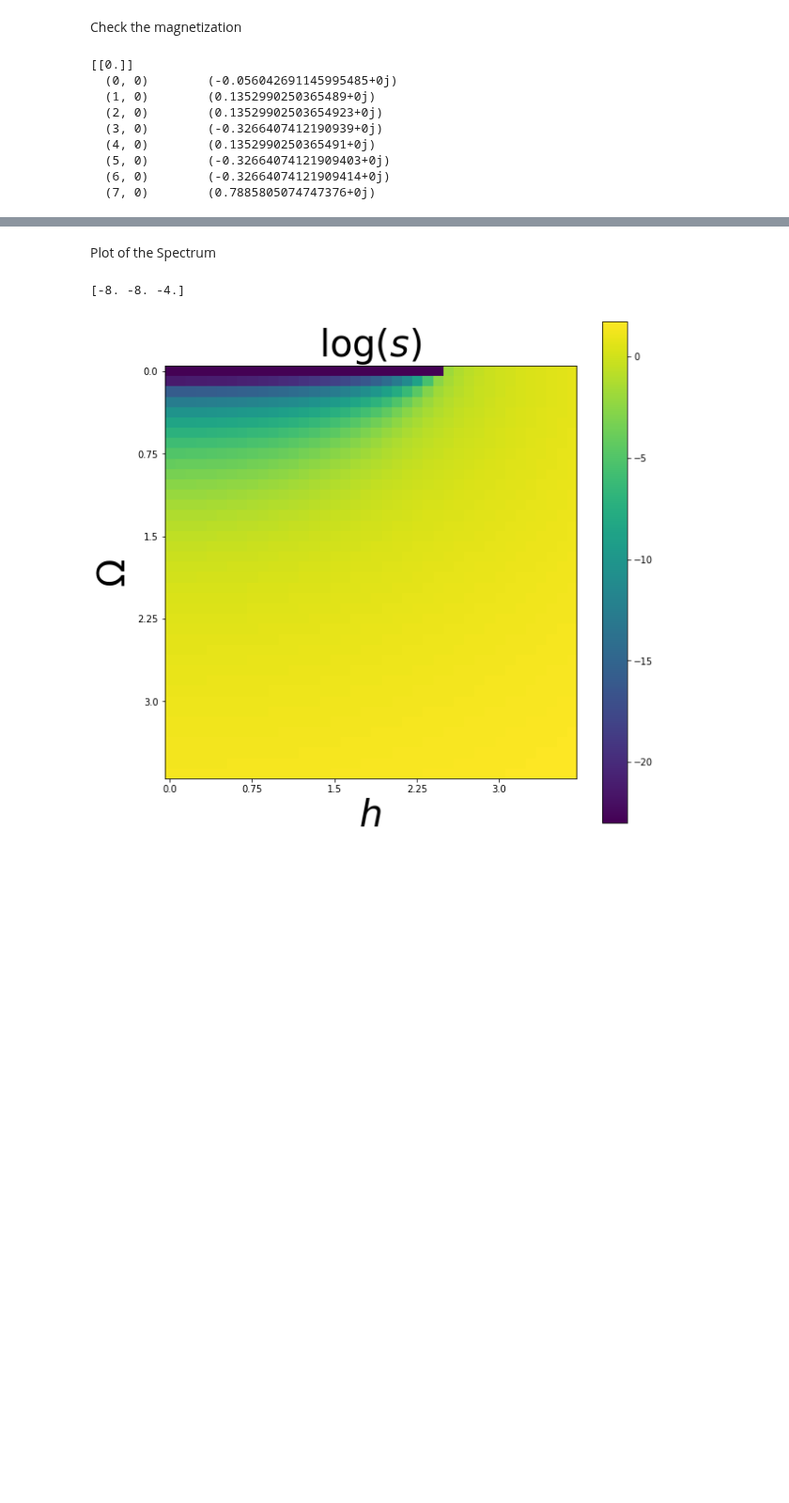
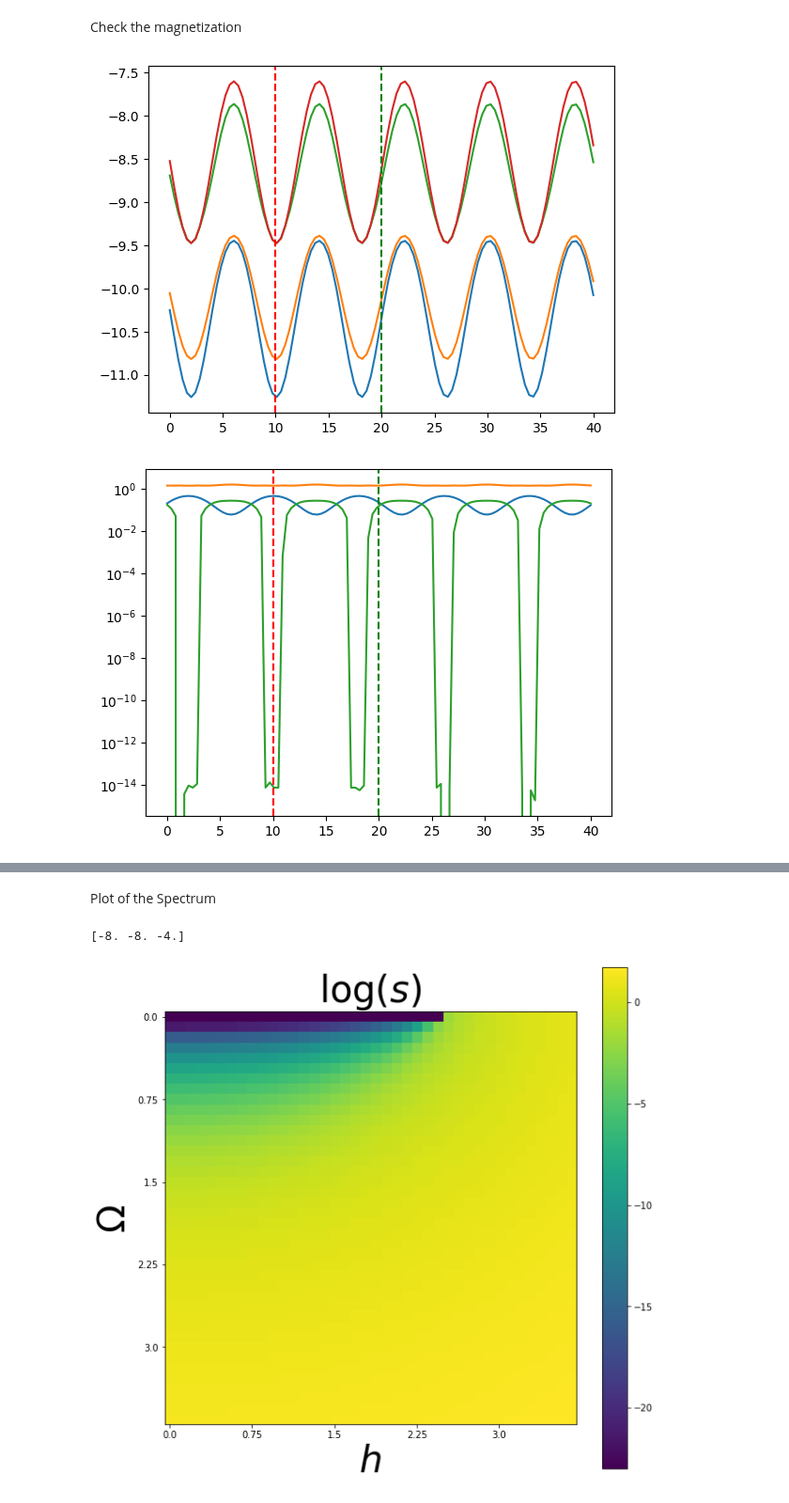
Before and after one commit to emacosta95/DL-VLM, a Jupyter notebook: Spectrum_of_time_H.ipynb, the cells around one changed output, grey strips where cells are left out. Shown at 94% size. Saved outputs shown, nothing was run; the diff lists cells and outputs as text; code cells hidden in the pictures; blank space fills up the shorter version.

```diff
--- a/Spectrum_of_time_H.ipynb
+++ b/Spectrum_of_time_H.ipynb
@@ -24,2 +13,13 @@ Data
+# %%
+data = np.load(
+    "data/dataset_h_eff/periodic/dataset_periodic_random_rate_03-1_random_amplitude_01-08_fixed_initial_state_nbatch_1_batchsize_200000_steps_400_tf_40.0_l_8_240513.npz"
+)
+
+data = np.load(
+    "data/dataset_h_eff/periodic/dataset_periodic_uniform_random_rate_03-1_random_amplitude_01-08_fixed_initial_state_nbatch_1_batchsize_20000_steps_400_tf_40.0_l_8_240601.npz"
+)
+
+h_data=data['h']
+h_eff_data=data['h_eff']
 # %% [markdown]
 Span of the fields
@@ -34,0 +26,11 @@ id=np.ones(l)
+# %%
+idx = np.random.randint(0, h_data.shape[0])
+
+linear_grid = 100
+n_levels=4
+l=h_data.shape[-1]
+h=h_data[idx,::h_data.shape[-2]//linear_grid]
+h_eff = h_eff_data[idx]
+time=np.linspace(0,40,linear_grid)
+time_extended = np.linspace(0, 40, h_data.shape[-2])
+print(h.shape)
@@ -79,17 +70,21 @@ for j in trange(linear_grid):
 # %% [markdown]
 Check the magnetization
-# %%
-print(m[:,:,1])
-#print(spectrum[:,4,4])
-print(psi0.data)
-#print(y_op.qutip_op.data)
-# %% [output]
-[[0.]]
-  (0, 0)        (-0.056042691145995485+0j)
-  (1, 0)        (0.1352990250365489+0j)
-  (2, 0)        (0.13529902503654923+0j)
-  (3, 0)        (-0.3266407412190939+0j)
-  (4, 0)        (0.1352990250365491+0j)
-  (5, 0)        (-0.32664074121909403+0j)
-  (6, 0)        (-0.32664074121909414+0j)
-  (7, 0)        (0.7885805074747376+0j)
+# %%
+for i in range(n_levels):
+    plt.plot(time,spectrum[:,i])
+plt.axvline(x=10,color='red',linestyle='--')
+plt.axvline(x=20, color="green",linestyle='--')
+
+plt.show()
+
+
+for i in range(n_levels-1):
+    plt.plot(time, np.abs(spectrum[:, i+1]-spectrum[:,i]))
+plt.semilogy()
+plt.axvline(x=10, color="red", linestyle="--")
+plt.axvline(x=20, color="green", linestyle="--")
+
+plt.show()
+# %% [output]
+[figure, added]
+[figure, added]
```
Also changed, not shown: parts of 6 cells of this notebook, 4 other files.
